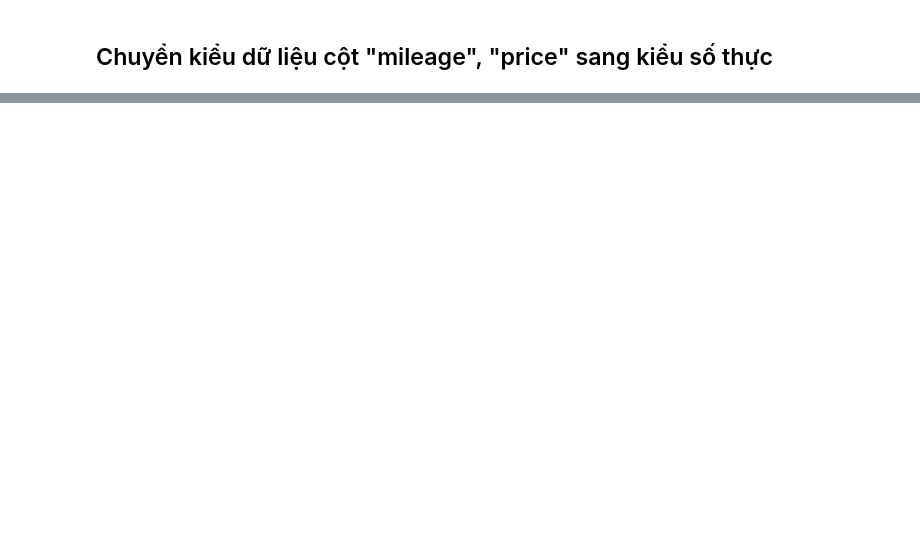
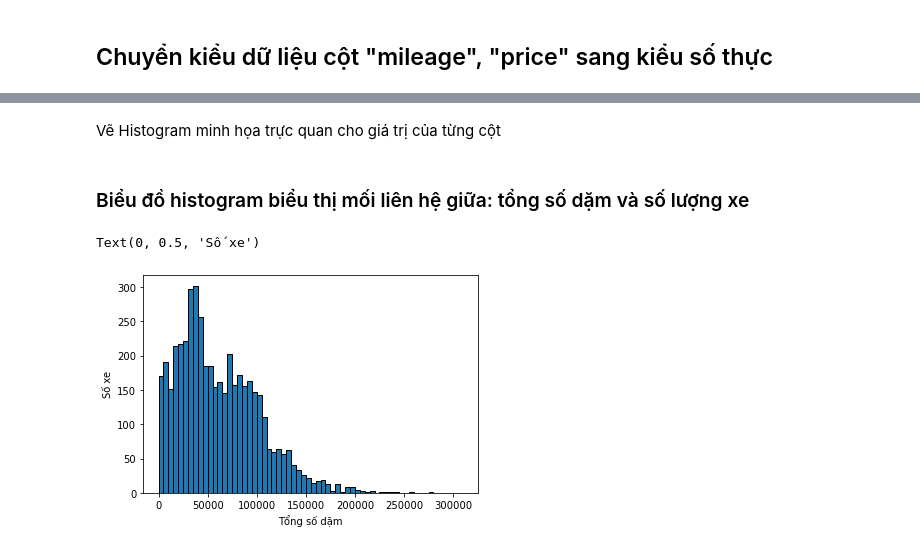
Before and after one commit to GiaBaoHoang/DataScience_FinalProject, a Jupyter notebook: ThuThapDuLieu.ipynb, the cells around one changed output, grey strips where cells are left out. Cells and saved outputs as stored; diff of their text form; code cells hidden in the pictures; blank space fills up the shorter version.

```diff
--- a/ThuThapDuLieu.ipynb
+++ b/ThuThapDuLieu.ipynb
@@ -421,6 +434,5 @@ price: <class 'str'>
 ## Chuyển kiểu dữ liệu cột "mileage", "price" sang kiểu số thực
 # %%
 # bỏ dấu phẩy
-used_car_df['mileage'] = used_car_df['mileage'].str.replace(',', '')
-used_car_df['price'] = used_car_df['price'].str.replace(',', '')
-used_car_df
+used_car_df.loc[:, 'mileage'] = used_car_df.loc[:, 'mileage'].str.replace(',', '')
+used_car_df.loc[:, 'price'] = used_car_df.loc[:, 'price'].str.replace(',', '')
@@ -479,0 +460,5 @@ See the caveats in the documentation: https://pandas.pydata.org/pandas-docs/stab
+# %%
+# lấy thông số lít và chuyển nó sang kiểu số thực
+used_car_df['engine'] = used_car_df['engine'].str.extract(r'(\d+.\d+L)')
+used_car_df['engine'] = used_car_df['engine'].str.replace('L', '').astype(float)
+used_car_df
@@ -493,0 +544,11 @@ dtype: object
+# %% [markdown]
+Vẽ Histogram minh họa trực quan cho giá trị của từng cột
+# %% [markdown]
+### Biểu đồ histogram biểu thị mối liên hệ giữa: tổng số dặm và số lượng xe
+# %%
+used_car_df['mileage'].plot.hist(bins = range(5, 311000, 5000), edgecolor = 'black')
+plt.xlabel('Tổng số dặm')
+plt.ylabel('Số xe')
+# %% [output]
+Text(0, 0.5, 'Số xe')
+[figure, added]
```
Also changed, not shown: parts of 51 cells of this notebook.
